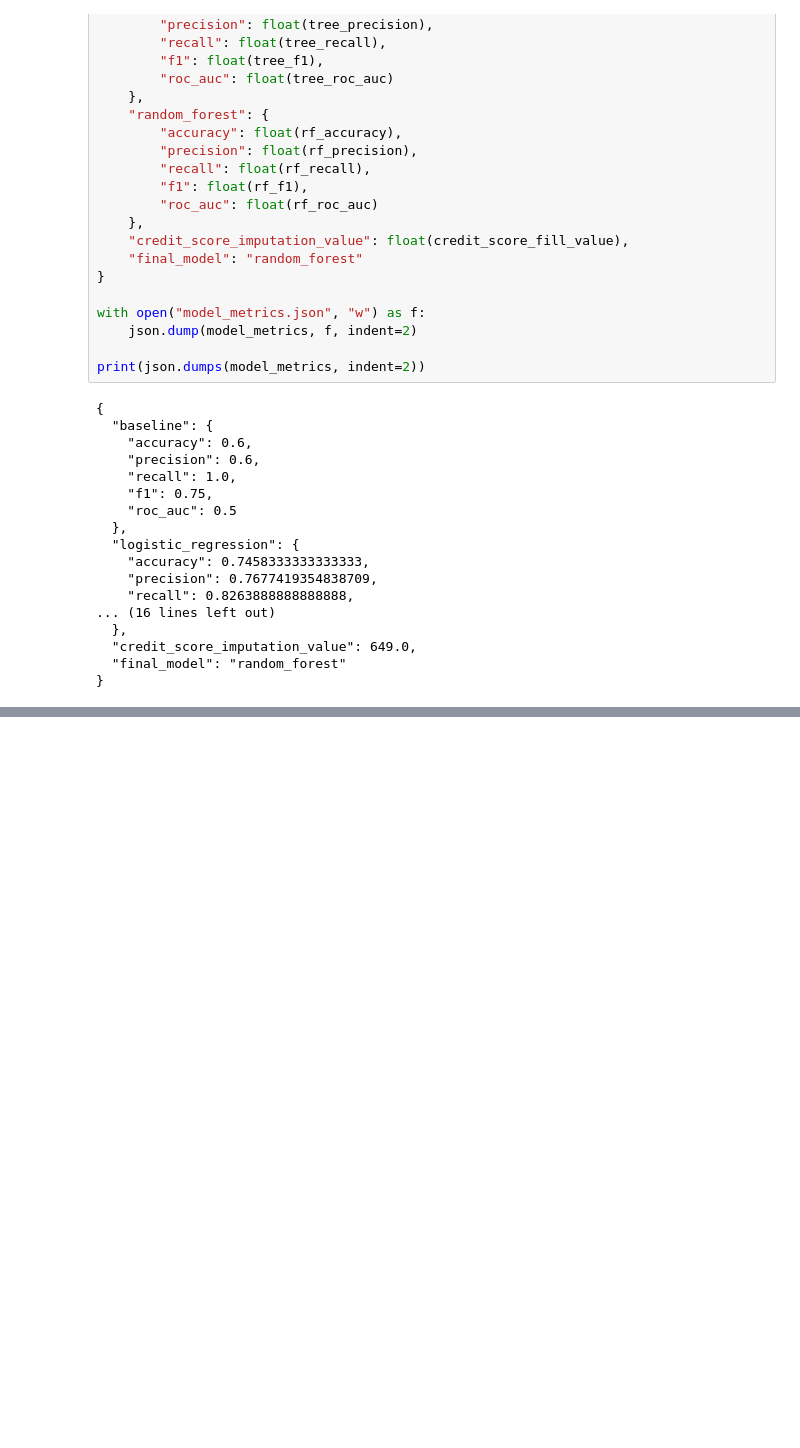
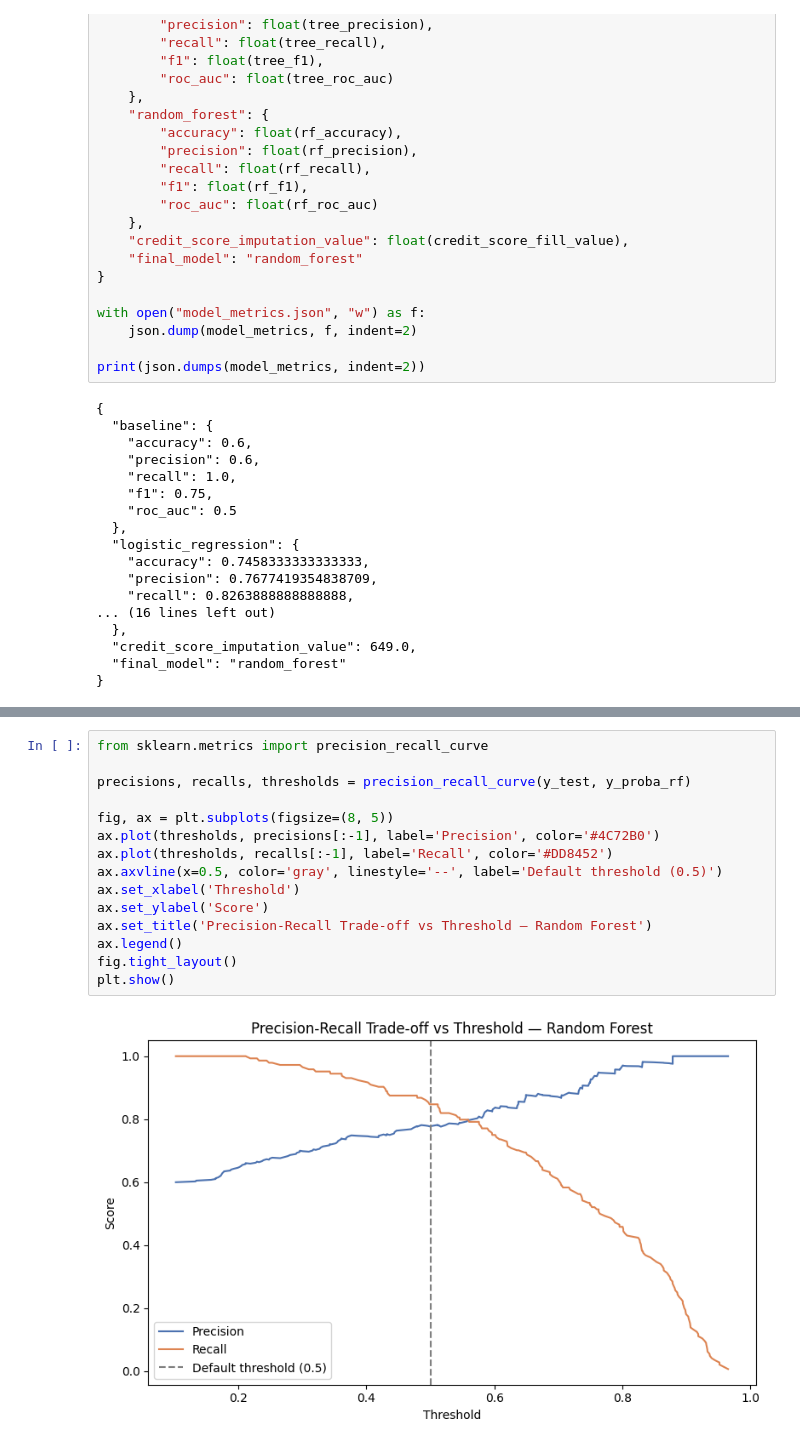
Before and after one commit to tashfeenejaz/Loan_Application_Assessment, a Jupyter notebook: Loan_Application.ipynb, the cells around one changed output, grey strips where cells are left out. Saved outputs shown, nothing was run; the diff lists cells and outputs as text; blank space fills up the shorter version.

```diff
--- a/Loan_Application.ipynb
+++ b/Loan_Application.ipynb
@@ -478,0 +576,17 @@ print(json.dumps(model_metrics, indent=2))
+# %%
+from sklearn.metrics import precision_recall_curve
+
+precisions, recalls, thresholds = precision_recall_curve(y_test, y_proba_rf)
+
+fig, ax = plt.subplots(figsize=(8, 5))
+ax.plot(thresholds, precisions[:-1], label='Precision', color='#4C72B0')
+ax.plot(thresholds, recalls[:-1], label='Recall', color='#DD8452')
+ax.axvline(x=0.5, color='gray', linestyle='--', label='Default threshold (0.5)')
+ax.set_xlabel('Threshold')
+ax.set_ylabel('Score')
+ax.set_title('Precision-Recall Trade-off vs Threshold — Random Forest')
+ax.legend()
+fig.tight_layout()
+plt.show()
+# %% [output]
+[figure, added]
```
Also changed, not shown: parts of 14 cells of this notebook.
